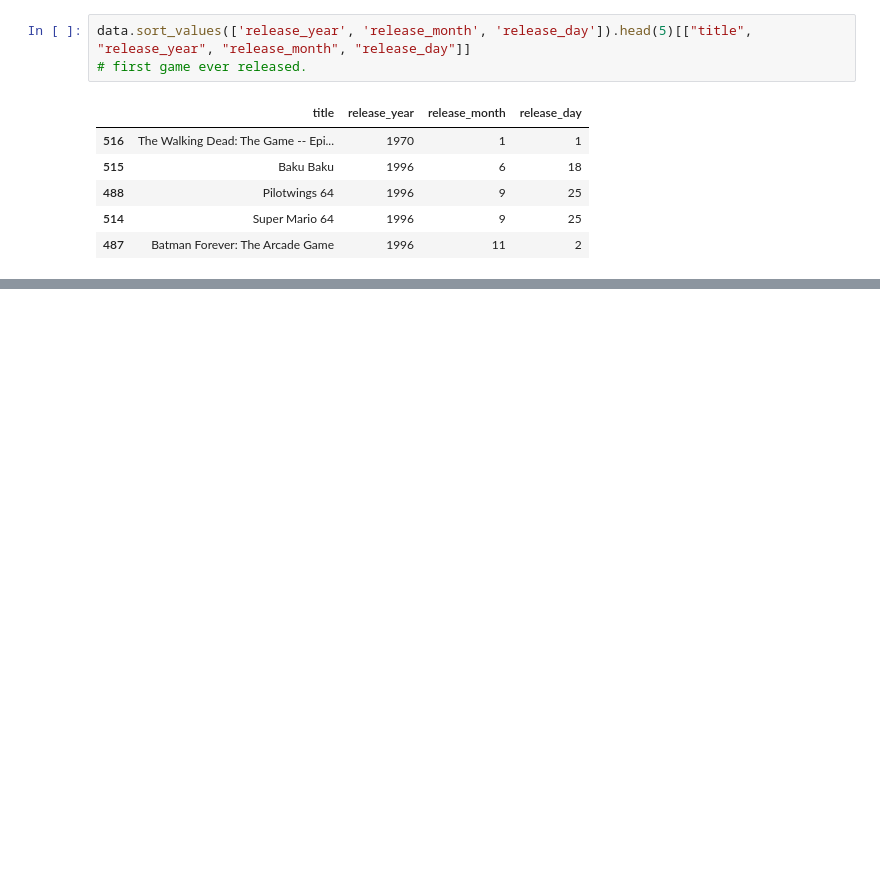
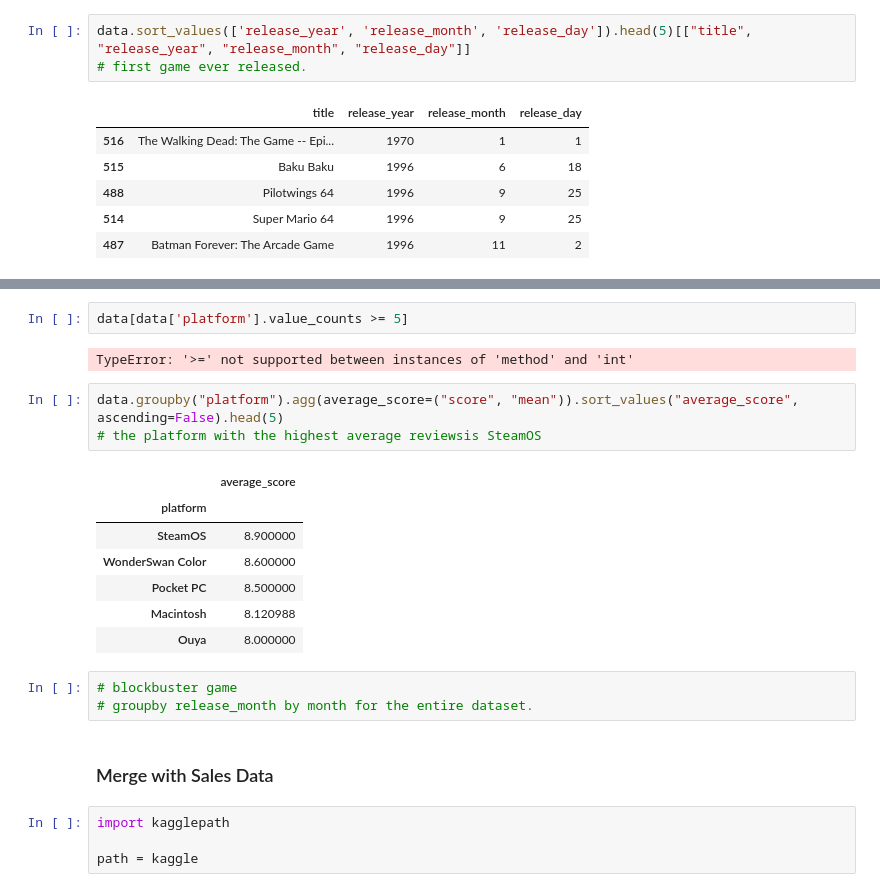
Before and after one commit to Debbcwing/DataScienceBootcamp, a Jupyter notebook: 01_DSToolkit/day2/D2_Ex2.ipynb, the cells around one changed output, grey strips where cells are left out. Saved outputs shown, nothing was run; the diff lists cells and outputs as text; blank space fills up the shorter version.

```diff
--- a/01_DSToolkit/day2/D2_Ex2.ipynb
+++ b/01_DSToolkit/day2/D2_Ex2.ipynb
@@ -57,0 +88,24 @@ _ = data.boxplot(column='score', by='release_year', figsize=(10, 4), fontsize=8)
+# %%
+data[data['platform'].value_counts >= 5]
+# %% [output]
+TypeError: '>=' not supported between instances of 'method' and 'int'
+# %%
+data.groupby("platform").agg(average_score=("score", "mean")).sort_values("average_score", ascending=False).head(5)
+# the platform with the highest average reviewsis SteamOS
+# %% [output]
+|  | average_score |
+| platform |  |
+| SteamOS | 8.900000 |
+| WonderSwan Color | 8.600000 |
+| Pocket PC | 8.500000 |
+| Macintosh | 8.120988 |
+| Ouya | 8.000000 |
+# %%
+# blockbuster game
+# groupby release_month by month for the entire dataset.
+# %% [markdown]
+### Merge with Sales Data
+# %%
+import kagglepath
+
+path = kaggle
```
Also changed, not shown: parts of 5 cells of this notebook, 42 other files.
